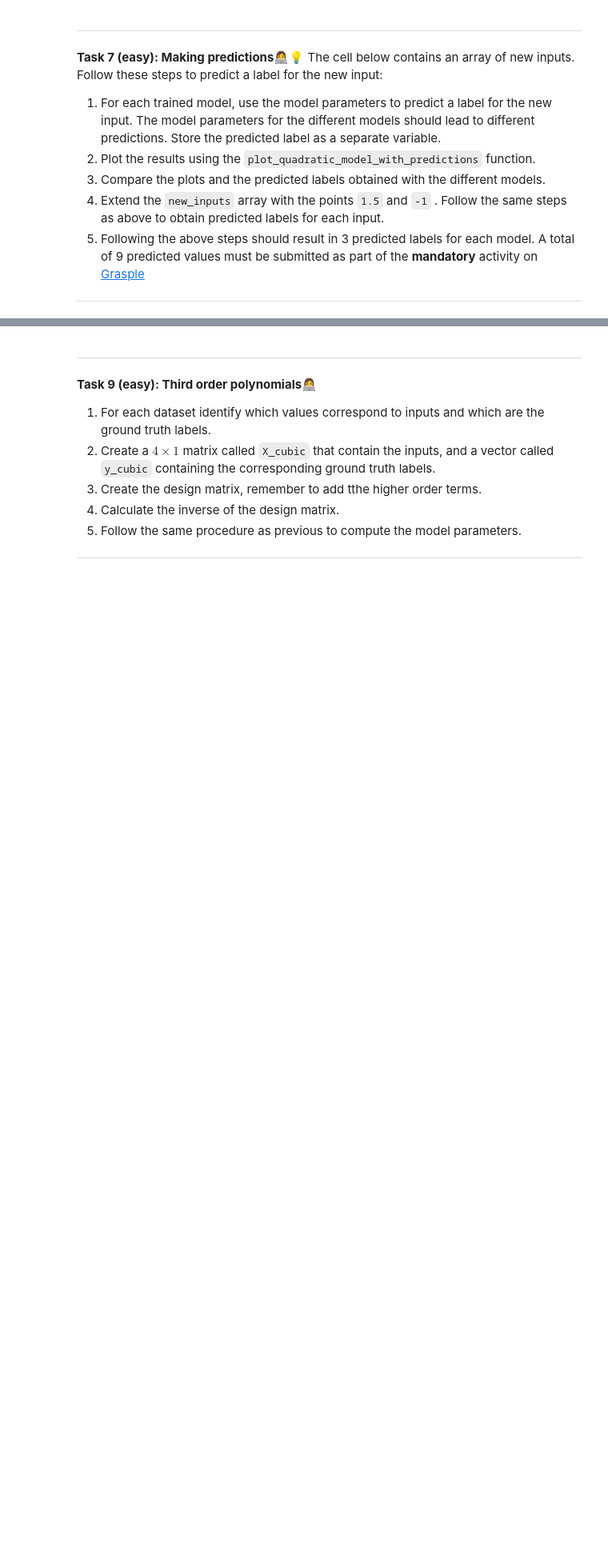
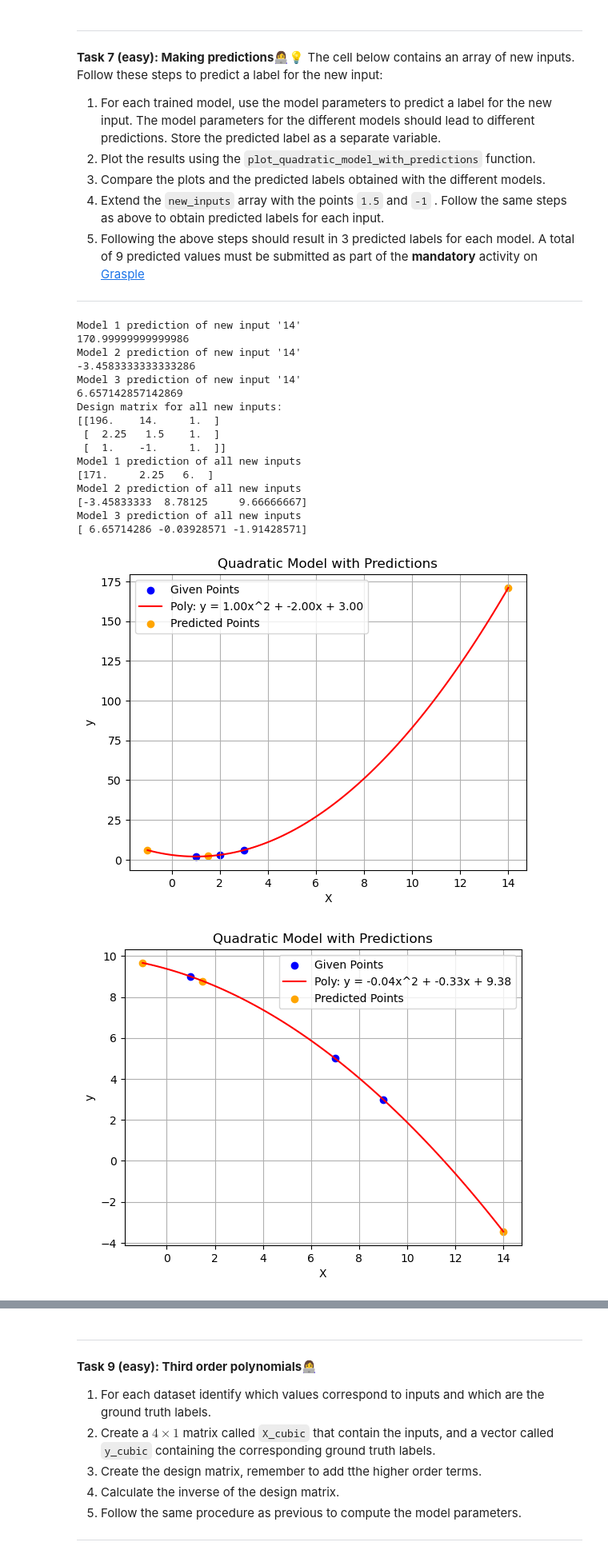
Before and after one commit to Clara-Lyngeraa/IML-Exam, a Jupyter notebook: Question2/b)/01-polynomials.ipynb, the cells around one changed output, grey strips where cells are left out. Shown at 80% size. Saved outputs shown, nothing was run; the diff lists cells and outputs as text; code cells hidden in the pictures; blank space fills up the shorter version.

```diff
--- a/Question2/b)/01-polynomials.ipynb
+++ b/Question2/b)/01-polynomials.ipynb
@@ -221,30 +312,85 @@ The cell below contains an array of new inputs. Follow these steps to predict a
 # %%
 # New array of inputs for prediction, currently containing a single element
 new_input = np.array([14])
+
+# Predictions for the new input '14'
+m1_pred = weights1_quadratic[0]*(new_input[0]**2) + weights1_quadratic[1]*new_input[0] + weights1_quadratic[2]
+print("Model 1 prediction of new input '14'")
+print(m1_pred)
+
+m2_pred = weights2_quadratic[0]*(new_input[0]**2) + weights2_quadratic[1]*new_input[0] + weights2_quadratic[2]
+print("Model 2 prediction of new input '14'")
+print(m2_pred)
+
+m3_pred = weights3_quadratic[0]*(new_input[0]**2) + weights3_quadratic[1]*new_input[0] + weights3_quadratic[2]
+print("Model 3 prediction of new input '14'")
+print(m3_pred)
+
+# Predictions for all new inputs
+new_inputs = np.array([[14], [1.5], [-1]])
+
+print("Design matrix for all new inputs:")
+design_matrix_new_inputs = makeDesignMatrix(new_inputs)
+print(design_matrix_new_inputs)
+
+m1_preds = design_matrix_new_inputs@weights1_quadratic
+print("Model 1 prediction of all new inputs")
+print(m1_preds)
+
+m2_preds = design_matrix_new_inputs@weights2_quadratic
+print("Model 2 prediction of all new inputs")
+print(m2_preds)
+
+m3_preds = design_matrix_new_inputs@weights3_quadratic
+print("Model 3 prediction of all new inputs")
+print(m3_preds)
 
 def plot_quadratic_model_with_predictions(X, y, weights, new_input, predicted_labels):
     # Plot the original data points
     plt.scatter(X, y, color='blue', label='Given Points')
 
     # Plot the fitted quadratic model
     x_vals = np.linspace(min(X.min(), new_input.min()), max(X.max(), new_input.max()), 100)
     y_vals = weights[0] * x_vals**2 + weights[1] * x_vals + weights[2]
     plt.plot(
     x_vals,
     y_vals,
     color='red',
     label=(
         f'Poly: y = {weights[0]:.2f}x^2 + {weights[1]:.2f}x + '
         f'{weights[2]:.2f}'
     ))
 
     # Plot the new inputs and their predicted labels
     plt.scatter(new_input, predicted_labels, color='orange', label='Predicted Points')
 
     # Add title, labels, and legend
     plt.title('Quadratic Model with Predictions')
     plt.xlabel('X')
     plt.ylabel('y')
     plt.legend()
     plt.grid(True)
     plt.show()
+
+plot_quadratic_model_with_predictions(X1_quadratic, y1_quadratic, weights1_quadratic, new_inputs, m1_preds)
+plot_quadratic_model_with_predictions(X2_quadratic, y2_quadratic, weights2_quadratic, new_inputs, m2_preds)
+plot_quadratic_model_with_predictions(X3_quadratic, y3_quadratic, weights3_quadratic, new_inputs, m3_preds)
+# %% [output]
+Model 1 prediction of new input '14'
+170.99999999999986
+Model 2 prediction of new input '14'
+-3.4583333333333286
+Model 3 prediction of new input '14'
+6.657142857142869
+Design matrix for all new inputs:
+[[196.    14.     1.  ]
+ [  2.25   1.5    1.  ]
+ [  1.    -1.     1.  ]]
+Model 1 prediction of all new inputs
+[171.     2.25   6.  ]
+Model 2 prediction of all new inputs
+[-3.45833333  8.78125     9.66666667]
+Model 3 prediction of all new inputs
+[ 6.65714286 -0.03928571 -1.91428571]
+[figure, added]
+[figure, added]
```
Also changed, not shown: parts of 16 cells of this notebook.
